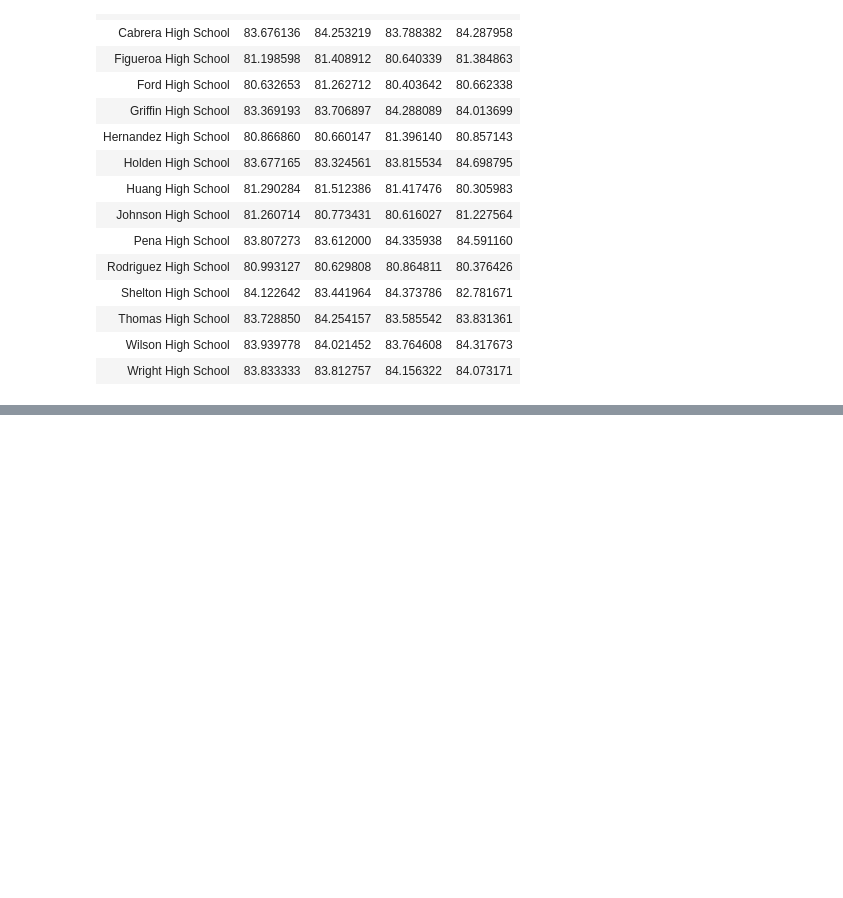
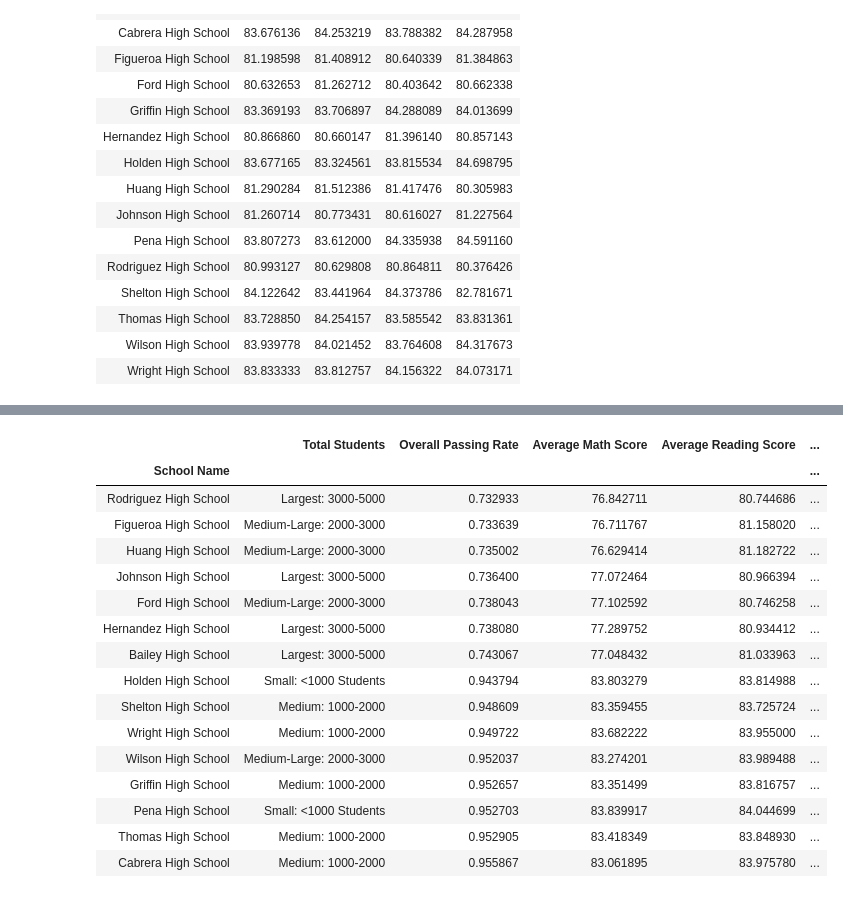
Before and after one commit to jjjjjeb/4_hw_pandas-challenge, a Jupyter notebook: PyCitySchools/PyCitySchools.ipynb, the cells around one changed output, grey strips where cells are left out. Saved outputs shown, nothing was run; the diff lists cells and outputs as text; code cells hidden in the pictures; blank space fills up the shorter version.

```diff
--- a/PyCitySchools/PyCitySchools.ipynb
+++ b/PyCitySchools/PyCitySchools.ipynb
@@ -266,0 +370,40 @@ by_grade_read_df
+# %%
+# Scores by School Size
+# ------------------------------
+
+school_size_bins = [0, 1000, 2000, 3000, 5000]
+ssize_bin_names = ["Small: <1000 Students", "Medium: 1000-2000", "Medium-Large: 2000-3000", "Largest: 3000-5000"]
+
+scores_by_size = school_summ_table.loc[:, ["Average Math Score",
+                                            "Average Reading Score",
+                                            "Percentage Passing Math",
+                                            "Percentage Passing Reading",
+                                            "Overall Passing Rate"]]
+scores_by_size["Total Students"]= pd.cut(school_summ_table["Total Students"],  school_size_bins, labels=ssize_bin_names)
+
+organized_scores_by_size = scores_by_size[["Total Students",
+                                               "Overall Passing Rate",
+                                               "Average Math Score",
+                                               "Average Reading Score",
+                                               "Percentage Passing Math",
+                                               "Percentage Passing Reading"]]
+
+organized_scores_by_size.sort_values(by="Overall Passing Rate", ascending = True)
+# %% [output]
+|  | Total Students | Overall Passing Rate | Average Math Score | Average Reading Score | ... |
+| School Name |  |  |  |  | ... |
+| Rodriguez High School | Largest: 3000-5000 | 0.732933 | 76.842711 | 80.744686 | ... |
+| Figueroa High School | Medium-Large: 2000-3000 | 0.733639 | 76.711767 | 81.158020 | ... |
+| Huang High School | Medium-Large: 2000-3000 | 0.735002 | 76.629414 | 81.182722 | ... |
+| Johnson High School | Largest: 3000-5000 | 0.736400 | 77.072464 | 80.966394 | ... |
+| Ford High School | Medium-Large: 2000-3000 | 0.738043 | 77.102592 | 80.746258 | ... |
+| Hernandez High School | Largest: 3000-5000 | 0.738080 | 77.289752 | 80.934412 | ... |
+| Bailey High School | Largest: 3000-5000 | 0.743067 | 77.048432 | 81.033963 | ... |
+| Holden High School | Small: <1000 Students | 0.943794 | 83.803279 | 83.814988 | ... |
+| Shelton High School | Medium: 1000-2000 | 0.948609 | 83.359455 | 83.725724 | ... |
+| Wright High School | Medium: 1000-2000 | 0.949722 | 83.682222 | 83.955000 | ... |
+| Wilson High School | Medium-Large: 2000-3000 | 0.952037 | 83.274201 | 83.989488 | ... |
+| Griffin High School | Medium: 1000-2000 | 0.952657 | 83.351499 | 83.816757 | ... |
+| Pena High School | Small: <1000 Students | 0.952703 | 83.839917 | 84.044699 | ... |
+| Thomas High School | Medium: 1000-2000 | 0.952905 | 83.418349 | 83.848930 | ... |
+| Cabrera High School | Medium: 1000-2000 | 0.955867 | 83.061895 | 83.975780 | ... |
```
Also changed, not shown: parts of 4 cells of this notebook.
